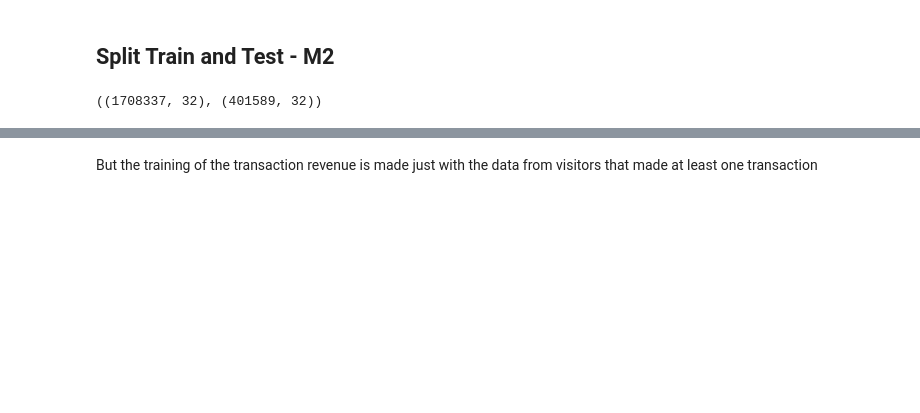
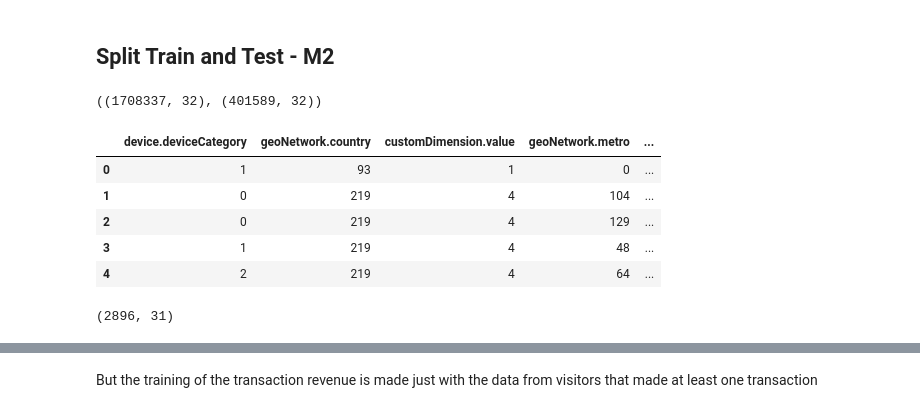
Before and after one commit to AsiMrz/MAYC_ML_Revenue_Prediction, a Jupyter notebook: Classification and Regression.ipynb, the cells around one changed output, grey strips where cells are left out. Cells and saved outputs as stored; diff of their text form; code cells hidden in the pictures; blank space fills up the shorter version.

```diff
--- a/Classification and Regression.ipynb
+++ b/Classification and Regression.ipynb
@@ -108,6 +108,5 @@ TARGET = 'is_transaction'
 CAT_COLS = all_data.columns[all_data.dtypes == object].tolist()
 CONT_COLS = [c for c in all_data.columns if c not in CAT_COLS and c != TARGET]
 # %%
-CAT_COLS.remove('date')
 CAT_COLS.remove('fullVisitorId')
 CAT_COLS
@@ -330,3 +360,12 @@ CAT_COLS_M2.remove('dataset')
 train_M2.shape, test_M2.shape
 # %% [output]
 ((1708337, 32), (401589, 32))
+# %%
+test_M2.head()
+# %% [output]
+|  | device.deviceCategory | geoNetwork.country | customDimension.value | geoNetwork.metro | ... |
+| 0 | 1 | 93 | 1 | 0 | ... |
+| 1 | 0 | 219 | 4 | 104 | ... |
+| 2 | 0 | 219 | 4 | 129 | ... |
+| 3 | 1 | 219 | 4 | 48 | ... |
+| 4 | 2 | 219 | 4 | 64 | ... |
@@ -332,0 +374,6 @@ train_M2.shape, test_M2.shape
+# %%
+P_test_M2 = test_M2[test_M2['fullVisitorId'].isin(test_id_M2)]
+P_test_M2.drop('is_transaction',axis=1,inplace=True)
+P_test_M2.shape
+# %% [output]
+(2896, 31)
```
Also changed, not shown: parts of 33 cells of this notebook.
